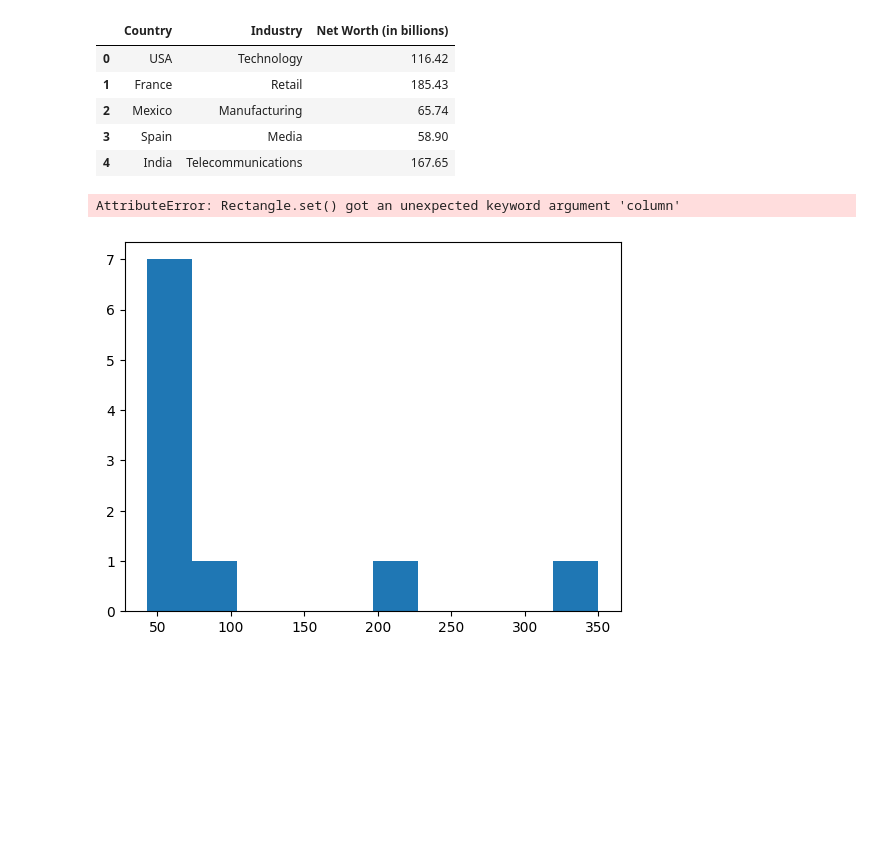
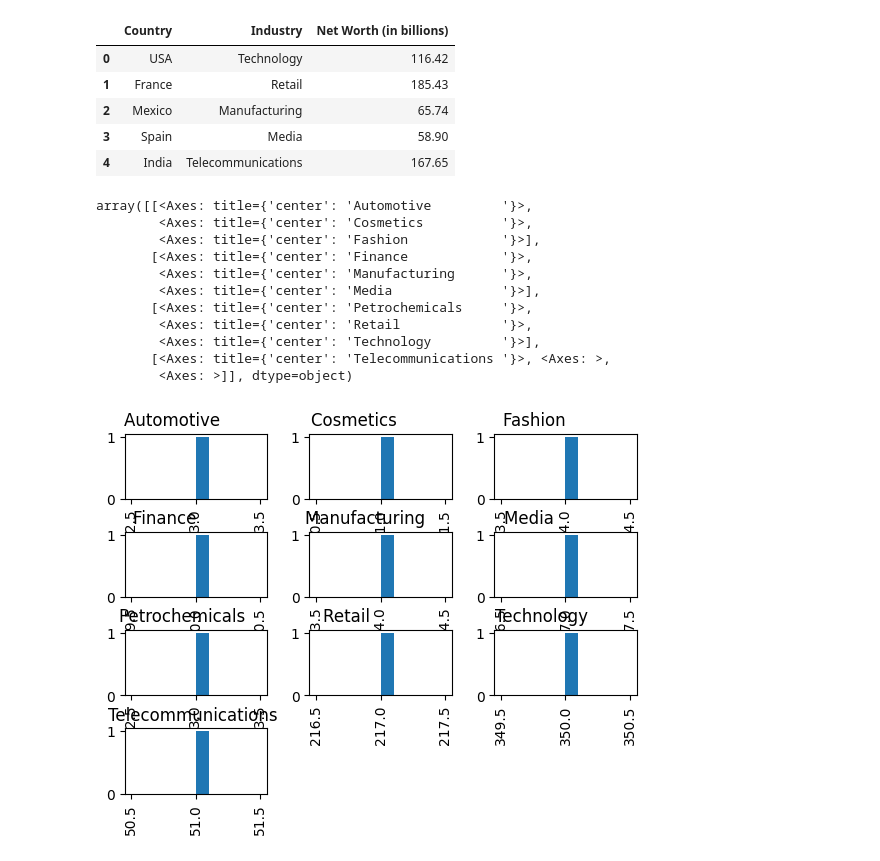
Before and after one commit to YLG369/1000_richest_people, a Jupyter notebook: A2_documentation.ipynb, the cells around one changed output. Drawn from its saved outputs; the diff is of its cells as text; code cells hidden in the pictures; blank space fills up the shorter version.

Commit message:
Histogram
There is no error, but I wonder why my data is separated onto 10 different graphs

```diff
--- a/A2_documentation.ipynb
+++ b/A2_documentation.ipynb
@@ -190,25 +190,35 @@ fiveMostOccurencesCountry
 # %%
 # Create Chart using Matplotlib
 # Finding the Top 5 Most Occurring Countries
 # import modules
 import matplotlib.pyplot as plt
 import pandas as pd
 
 # Dataframe Cleaning
 cleaned_dataframe = pd.read_csv("data/1000_richest_people_in_the_world.csv", usecols = ['Country ', 'Industry           ', 'Net Worth (in billions) '])
 
 # Largest Industries
 dataframeTopMoney = cleaned_dataframe.nlargest(200, 'Net Worth (in billions) ')
 dataframeTopMoneyNoDuplicate = dataframeTopMoney.drop_duplicates(subset = ['Industry           '])
 
 # Most Frequent Industries
 MostOccurencesIndustry = cleaned_dataframe.value_counts('Industry           ')
 
 # Most Frequent Countries
-fiveMostOccurencesCountry = cleaned_dataframe.apply(lambda x: pd.Series(x.value_counts().index[:5]))
+MostOccurencesCountry = cleaned_dataframe.apply(lambda x: pd.Series(x.value_counts().index[:5]))
 
-histogram = MostOccurencesIndustry.hist(column = 'Industry           ')
+histogram = MostOccurencesIndustry.hist('Industry           ')
 histogram
 # %% [output]
-AttributeError: Rectangle.set() got an unexpected keyword argument 'column'
+array([[<Axes: title={'center': 'Automotive         '}>,
+        <Axes: title={'center': 'Cosmetics          '}>,
+        <Axes: title={'center': 'Fashion            '}>],
+       [<Axes: title={'center': 'Finance            '}>,
+        <Axes: title={'center': 'Manufacturing      '}>,
+        <Axes: title={'center': 'Media              '}>],
+       [<Axes: title={'center': 'Petrochemicals     '}>,
+        <Axes: title={'center': 'Retail             '}>,
+        <Axes: title={'center': 'Technology         '}>],
+       [<Axes: title={'center': 'Telecommunications '}>, <Axes: >,
+        <Axes: >]], dtype=object)
-[figure, old version]
+[figure, new version]
```
Also changed, not shown: parts of 1 cell of this notebook.
